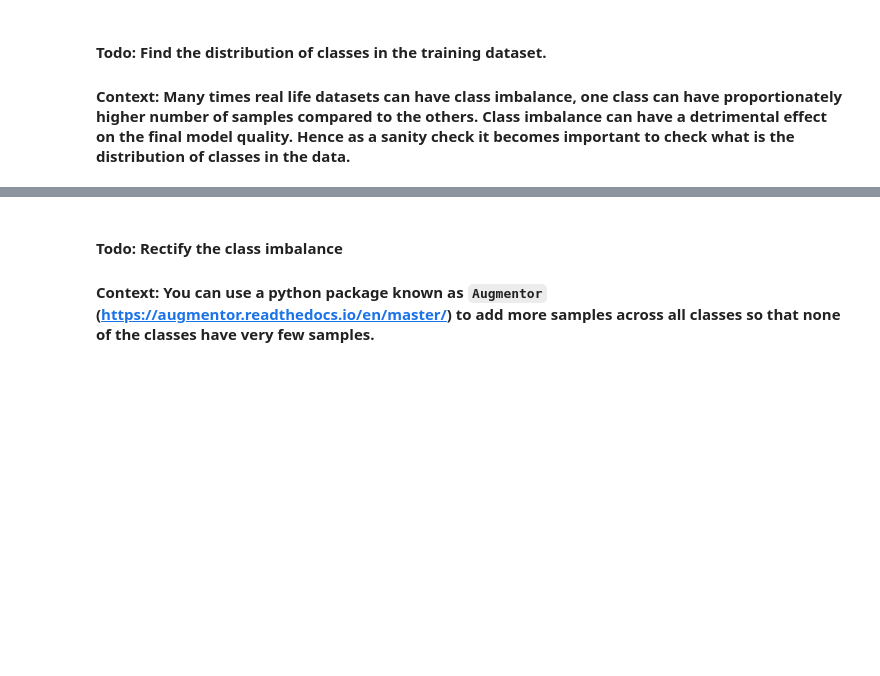
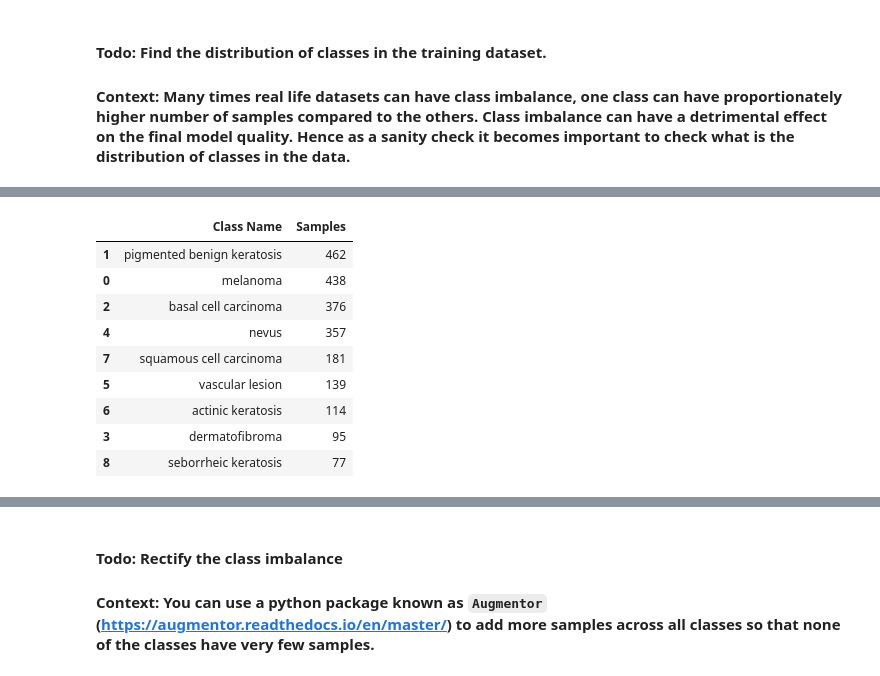
Before and after one commit to bappa-2000/cnn_assignment, a Jupyter notebook: CNN_Assignment.ipynb, the cells around one changed output, grey strips where cells are left out. Saved outputs shown, nothing was run; the diff lists cells and outputs as text; code cells hidden in the pictures; blank space fills up the shorter version.

```diff
--- a/CNN_Assignment.ipynb
+++ b/CNN_Assignment.ipynb
@@ -469,0 +451,15 @@ Class=8, Class Name=basal cell carcinoma, n=139 (6.208%)
+# %%
+# Prepare a class distribution Dataframe using the dictionary class_distr
+df_sample_distr = pd.DataFrame({"Class Name":class_distr.keys(), "Samples":class_distr.values()})
+df_sample_distr.sort_values('Samples',ascending=False)
+# %% [output]
+|  | Class Name | Samples |
+| 1 | pigmented benign keratosis | 462 |
+| 0 | melanoma | 438 |
+| 2 | basal cell carcinoma | 376 |
+| 4 | nevus | 357 |
+| 7 | squamous cell carcinoma | 181 |
+| 5 | vascular lesion | 139 |
+| 6 | actinic keratosis | 114 |
+| 3 | dermatofibroma | 95 |
+| 8 | seborrheic keratosis | 77 |
```
Also changed, not shown: parts of 28 cells of this notebook.
